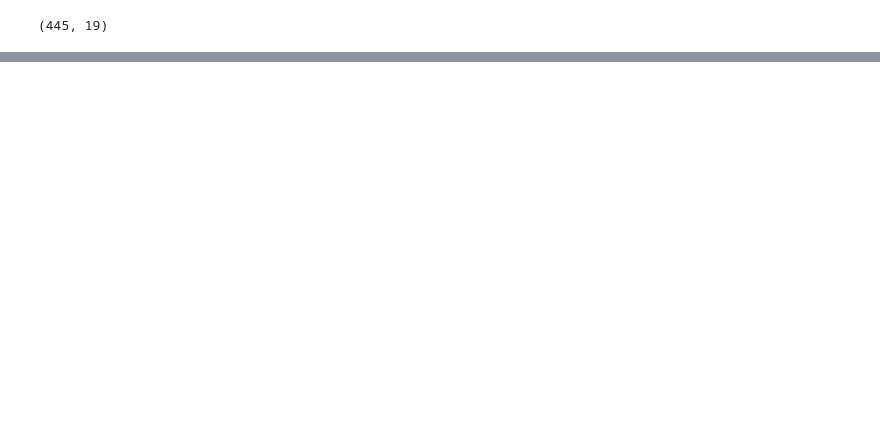
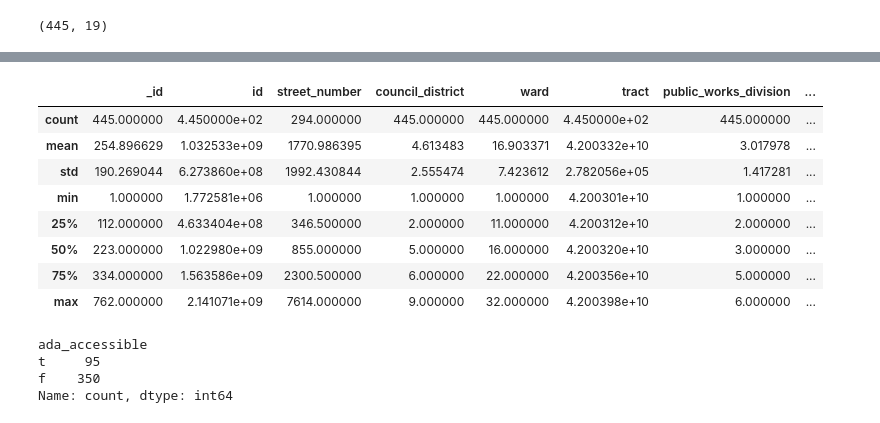
Before and after one commit to worldofrs/BigIdeas-best-PGH-neighborhoods, a Jupyter notebook: RS-playground-equipment-eda.ipynb, the cells around one changed output, grey strips where cells are left out. Drawn from its saved outputs; the diff is of its cells as text; code cells hidden in the pictures; blank space fills up the shorter version.

```diff
--- a/RS-playground-equipment-eda.ipynb
+++ b/RS-playground-equipment-eda.ipynb
@@ -28,0 +72,19 @@ data.shape
+# %%
+data.describe()
+# %% [output]
+|  | _id | id | street_number | council_district | ward | tract | public_works_division | ... |
+| count | 445.000000 | 4.450000e+02 | 294.000000 | 445.000000 | 445.000000 | 4.450000e+02 | 445.000000 | ... |
+| mean | 254.896629 | 1.032533e+09 | 1770.986395 | 4.613483 | 16.903371 | 4.200332e+10 | 3.017978 | ... |
+| std | 190.269044 | 6.273860e+08 | 1992.430844 | 2.555474 | 7.423612 | 2.782056e+05 | 1.417281 | ... |
+| min | 1.000000 | 1.772581e+06 | 1.000000 | 1.000000 | 1.000000 | 4.200301e+10 | 1.000000 | ... |
+| 25% | 112.000000 | 4.633404e+08 | 346.500000 | 2.000000 | 11.000000 | 4.200312e+10 | 2.000000 | ... |
+| 50% | 223.000000 | 1.022980e+09 | 855.000000 | 5.000000 | 16.000000 | 4.200320e+10 | 3.000000 | ... |
+| 75% | 334.000000 | 1.563586e+09 | 2300.500000 | 6.000000 | 22.000000 | 4.200356e+10 | 5.000000 | ... |
+| max | 762.000000 | 2.141071e+09 | 7614.000000 | 9.000000 | 32.000000 | 4.200398e+10 | 6.000000 | ... |
+# %%
+data["ada_accessible"].value_counts().sort_values()
+# %% [output]
+ada_accessible
+t     95
+f    350
+Name: count, dtype: int64
```
Also changed, not shown: parts of 8 cells of this notebook.
